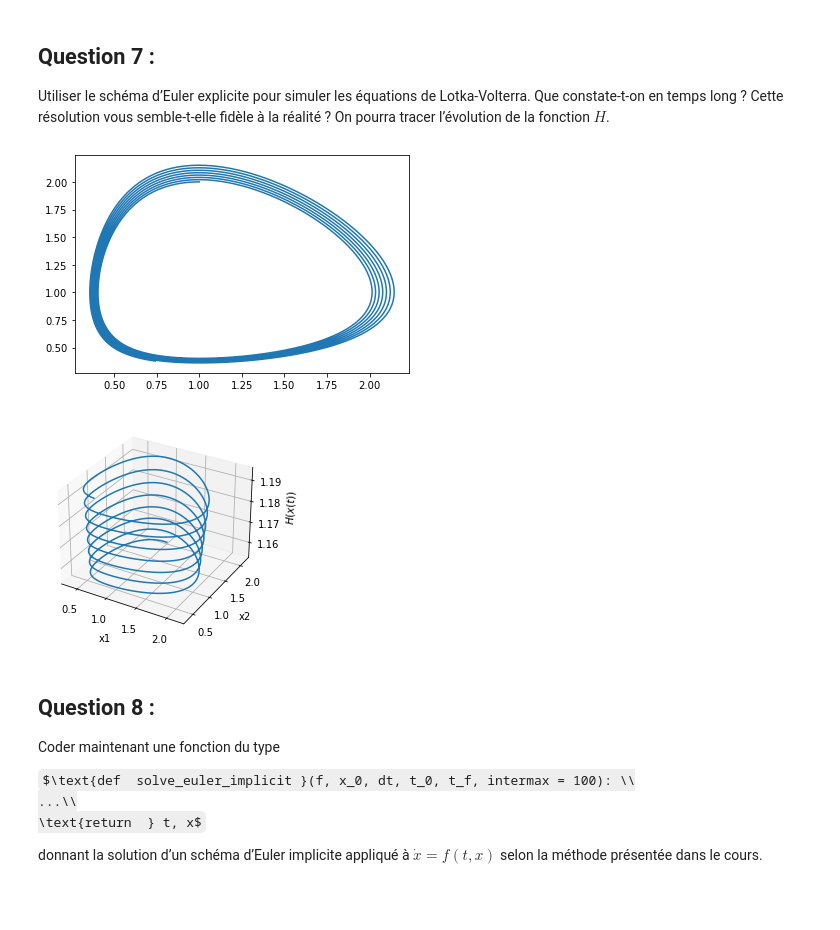
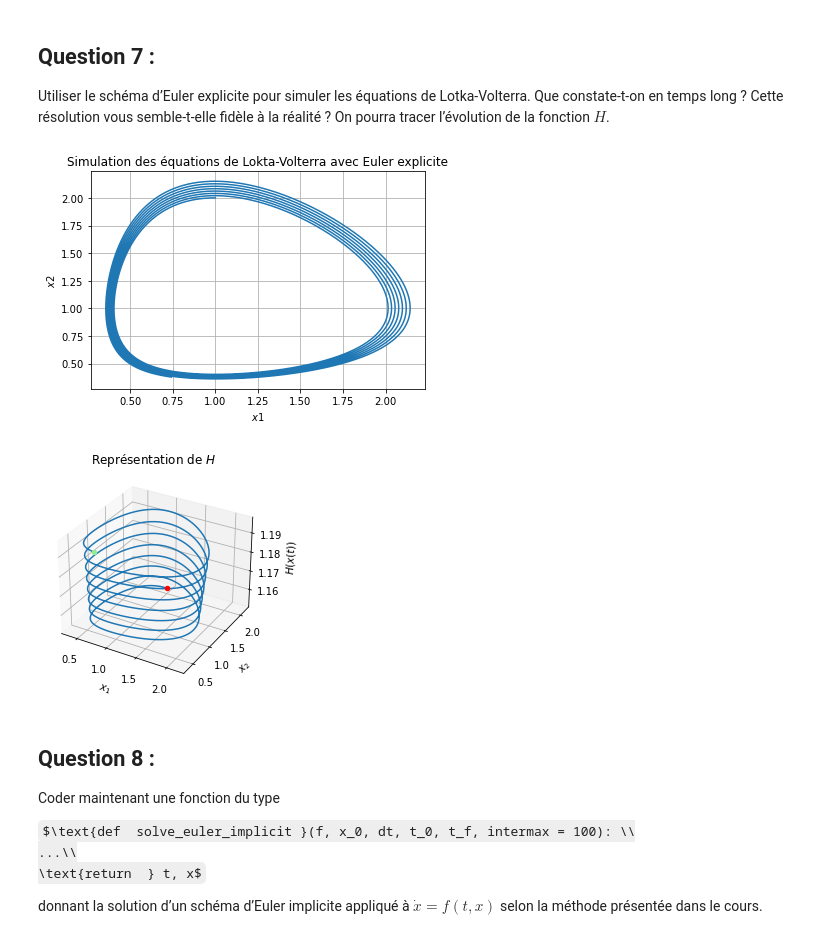
Before and after one commit to pguillot07/Devoir-Maths-Info-Equations-Differentielles, a Jupyter notebook: Rendu_equations_differentielles.ipynb, the cells around one changed output. Drawn from its saved outputs; the diff is of its cells as text; code cells hidden in the pictures; some formulas as TeX source; blank space fills up the shorter version.

```diff
--- a/Rendu_equations_differentielles.ipynb
+++ b/Rendu_equations_differentielles.ipynb
@@ -317,20 +368,29 @@ dt = 0.01
 t, x = solve_euler_explicit(LV, x0, dt, t0, tf)
 
 plt.plot(x.T[0], x.T[1])
+plt.title("Simulation des équations de Lokta-Volterra avec Euler explicite")
+plt.grid()
+plt.xlabel("$x1$")
+plt.ylabel("$x2$")
 plt.show();
 # %% [output]
-[figure, old version]
+[figure, new version]
 # %%
 from mpl_toolkits.mplot3d import Axes3D
 fig = plt.figure()
 ax = fig.add_subplot(111, projection='3d')
+ax.scatter(x.T[0,0], x.T[1,0], H(x.T[0], x.T[1])[0], c='r')
 ax.plot(x.T[0], x.T[1], H(x.T[0], x.T[1]))
-ax.set_xlabel("x1")
-ax.set_ylabel("x2")
+ax.scatter(x.T[0,-1], x.T[1,-1], H(x.T[0], x.T[1])[-1], c='lightgreen')
+
+ax.set_xlabel("$x_1$")
+ax.set_ylabel("$x_2$")
 ax.set_zlabel("$H(x(t))$")
+
+plt.title("Représentation de $H$")
 plt.show()
 # %% [output]
-[figure, old version]
+[figure, new version]
 # %% [markdown]
 ## Question 8 :
 Coder maintenant une fonction du type
```
Also changed, not shown: parts of 11 cells of this notebook.
